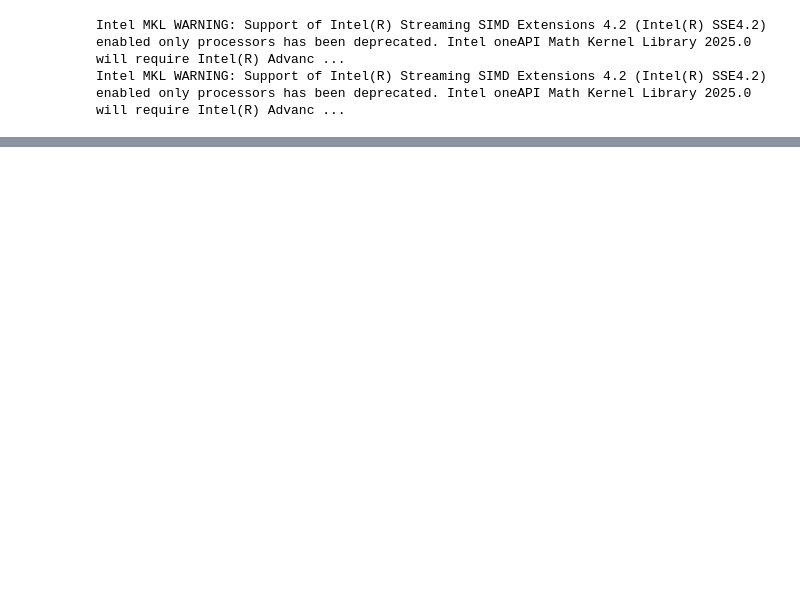
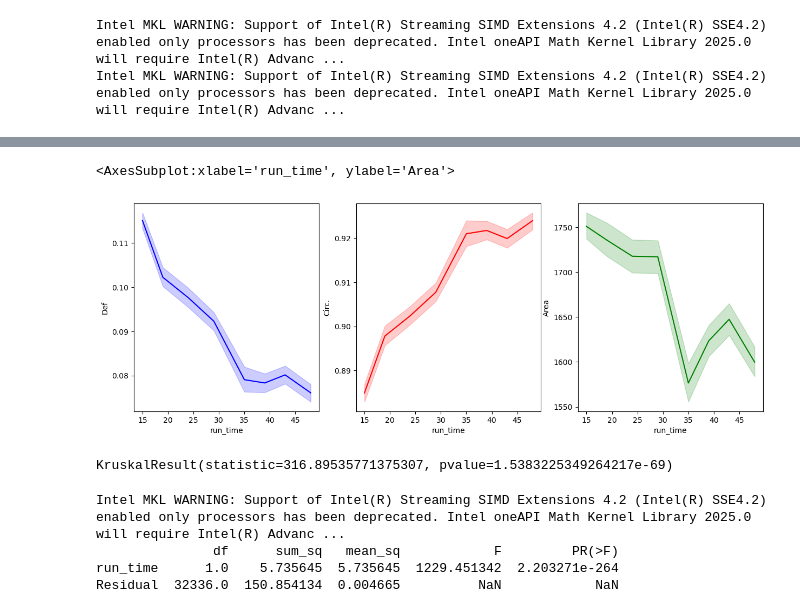
Before and after one commit to ClarissePierre/Mechanobiology-Group9, a Jupyter notebook: Project_2/Part_B.ipynb, the cells around one changed output, grey strips where cells are left out. Drawn from its saved outputs; the diff is of its cells as text; code cells hidden in the pictures; blank space fills up the shorter version.

Commit message:
add graph and stat test

```diff
--- a/Project_2/Part_B.ipynb
+++ b/Project_2/Part_B.ipynb
@@ -62,3 +78,5 @@ run8['run_time']=run_time_8
 # %%
 run_data=run1.append([run2,run3,run4,run5,run6,run7,run8])
+run_data['Def']=[1-run_data['Circ.'].iloc[i] for i in range (0,len(run_data))]
 run_data.to_csv('data/dataB.csv')
+run_data.head()
@@ -64,0 +91,16 @@ run_data.to_csv('data/dataB.csv')
+# %%
+#"Cir.","Area"
+fig, axes = plt.subplots(1, 3, sharex=True, figsize=(15,5))
+
+sns.lineplot(data=run_data,x="run_time",y="Def",ax=axes[0],color='b')
+sns.lineplot(data=run_data,x="run_time",y="Circ.",ax=axes[1],color='r')
+sns.lineplot(data=run_data,x="run_time",y="Area",ax=axes[2],color='g')
+# %% [output]
+<AxesSubplot:xlabel='run_time', ylabel='Area'>
+[figure, added]
+# %%
+# statistical testing
+
+scipy.stats.kruskal(run1['Circ.'],run2['Circ.'],run3['Circ.'])#,run4['Circ.'],run5['Circ.'],run6['Circ.'],run7['Circ.'],run8['Circ.'])
+# %% [output]
+KruskalResult(statistic=316.89535771375307, pvalue=1.5383225349264217e-69)
@@ -64,0 +113,8 @@ run_data.to_csv('data/dataB.csv')
+# %%
+data_lm=ols('Circ ~ run_time ', data=run_data).fit()
+print(sm.stats.anova_lm(data_lm, typ=1))
+# %% [output]
+Intel MKL WARNING: Support of Intel(R) Streaming SIMD Extensions 4.2 (Intel(R) SSE4.2) enabled only processors has been deprecated. Intel oneAPI Math Kernel Library 2025.0 will require Intel(R) Advanc ...
+               df      sum_sq   mean_sq            F         PR(>F)
+run_time      1.0    5.735645  5.735645  1229.451342  2.203271e-264
+Residual  32336.0  150.854134  0.004665          NaN            NaN
```
Also changed, not shown: parts of 4 cells of this notebook, 2 other files.
